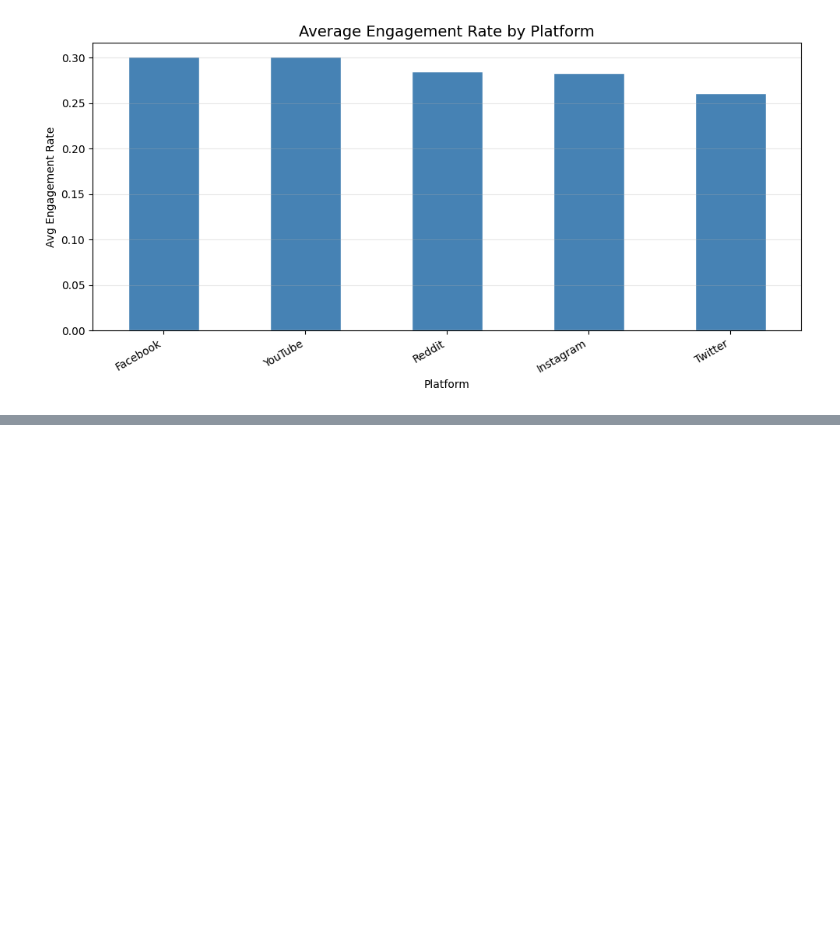
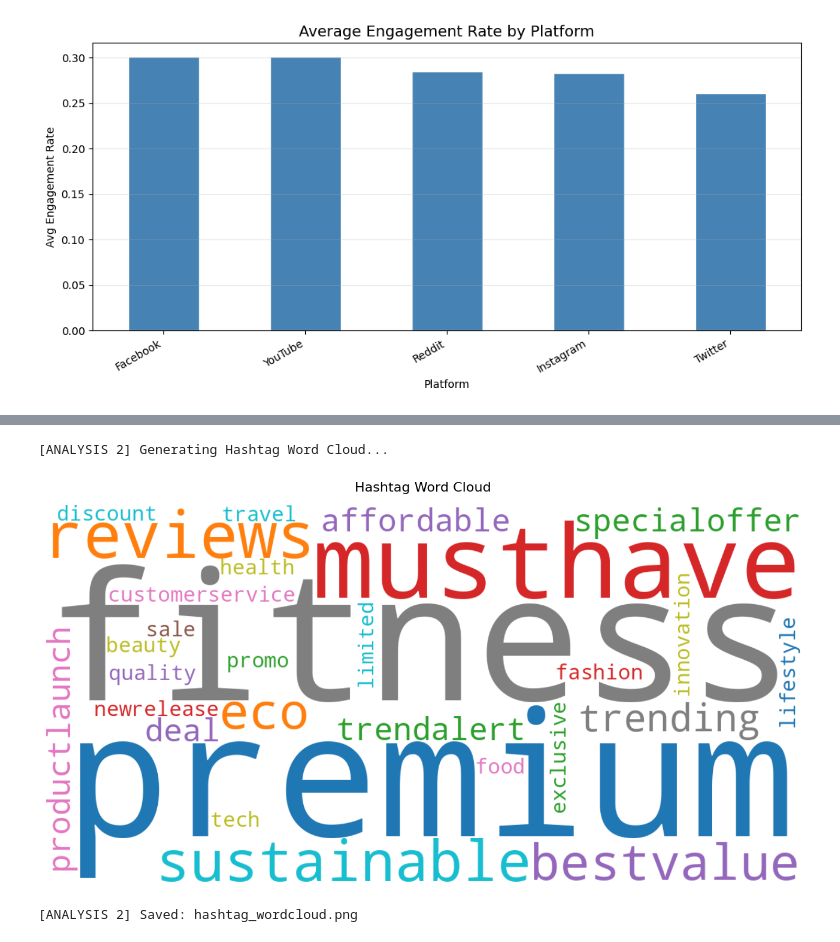
Before and after one commit to qiqi-xingyi/Datamining_project, a Jupyter notebook: social_media_data_mining.ipynb, the cells around one changed output, grey strips where cells are left out. Cells and saved outputs as stored; diff of their text form; code cells hidden in the pictures; blank space fills up the shorter version.

```diff
--- a/social_media_data_mining.ipynb
+++ b/social_media_data_mining.ipynb
@@ -467,0 +575,29 @@ Box(children=(HTML(value='\n<div id="ifr-pyg-00064f735f6843dcrYtI4DqKJ9UF7vhm" s
+# %%
+# -------------------------------------------------------------
+# WORD CLOUD OF HASHTAGS
+# -------------------------------------------------------------
+print("\n[ANALYSIS 2] Generating Hashtag Word Cloud...")
+
+freq_dict = {tag.replace("#", ""): count for tag, count in tag_counts.items()}
+
+wc = WordCloud(
+    width=1200,
+    height=600,
+    background_color="white",
+    colormap="tab10",
+    max_words=100,
+    prefer_horizontal=0.85
+).generate_from_frequencies(freq_dict)
+
+plt.figure(figsize=(14, 7))
+plt.imshow(wc, interpolation="bilinear")
+plt.axis("off")
+plt.title("Hashtag Word Cloud", fontsize=16, pad=15)
+plt.tight_layout()
+plt.savefig("hashtag_wordcloud.png", dpi=150)
+plt.show()
+print("[ANALYSIS 2] Saved: hashtag_wordcloud.png")
+# %% [output]
+[ANALYSIS 2] Generating Hashtag Word Cloud...
+[figure, added]
+[ANALYSIS 2] Saved: hashtag_wordcloud.png
```
Also changed, not shown: parts of 13 cells of this notebook, 6 other files.
